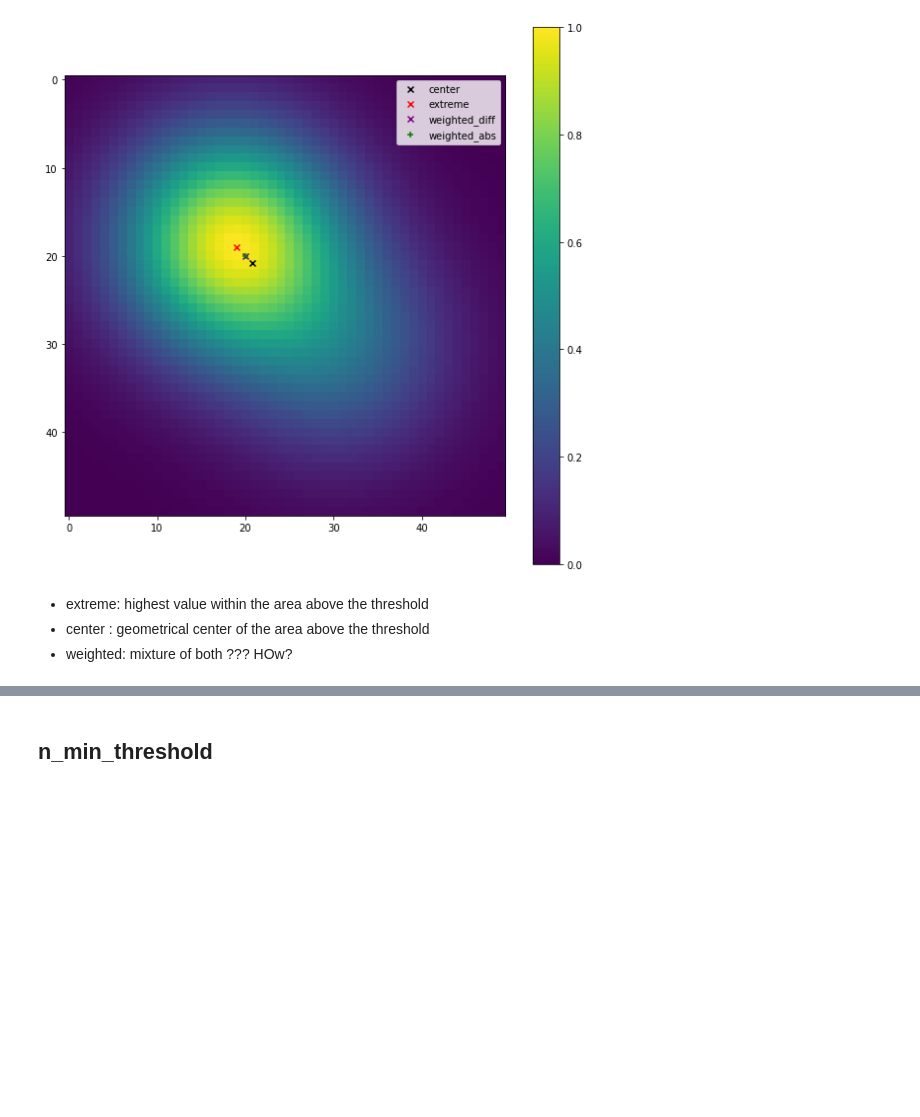
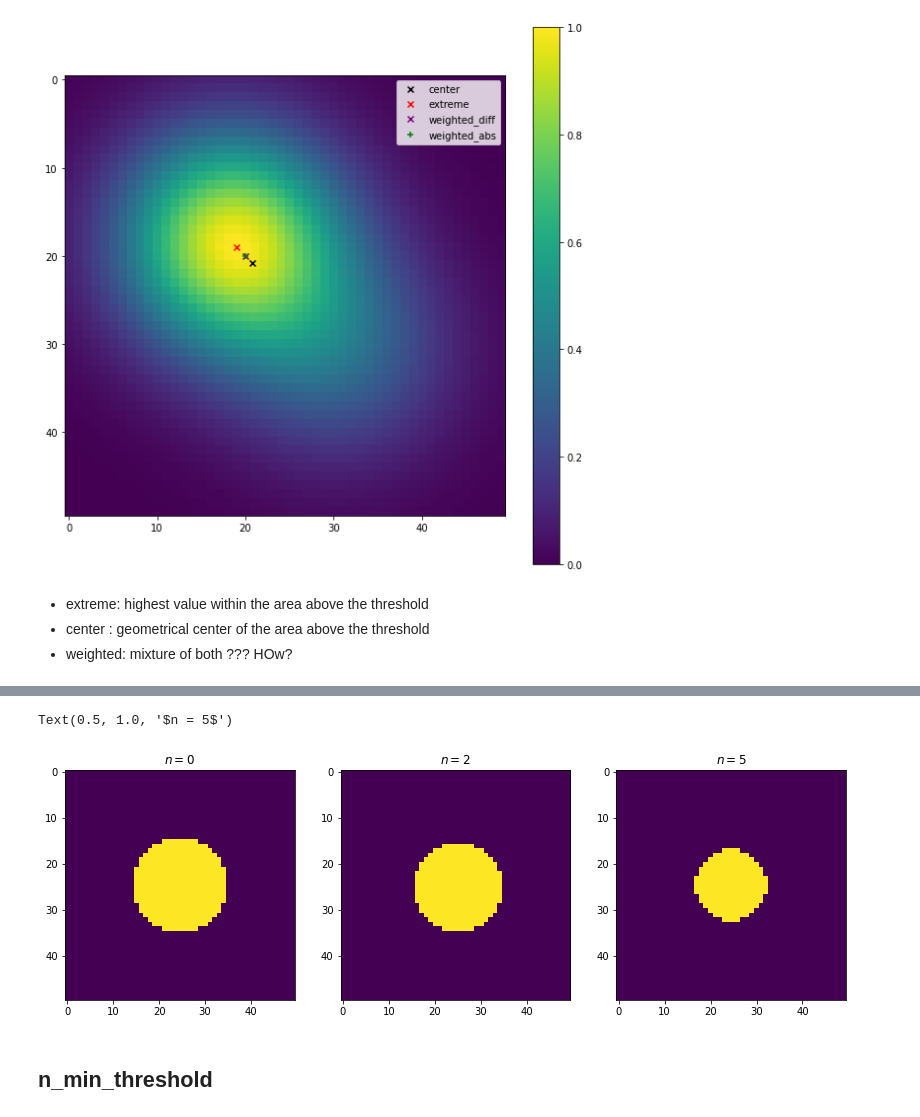
Before and after one commit to tobac-project/tobac-tutorials, a Jupyter notebook: tutorials/Tutorials/features.ipynb, the cells around one changed output, grey strips where cells are left out. Drawn from its saved outputs; the diff is of its cells as text; code cells hidden in the pictures; blank space fills up the shorter version.

```diff
--- a/tutorials/Tutorials/features.ipynb
+++ b/tutorials/Tutorials/features.ipynb
@@ -231,0 +237,4 @@ smoother_data[0].max()
+# %%
+%%capture
+threshold = 0.5
+features = tobac.themes.tobac_v1.feature_detection_multithreshold(input_data, dxy, threshold, sigma_threshold=0, n_erosion_threshold=0)
@@ -232,2 +276,29 @@ smoother_data[0].max()
+# %%
+from skimage.morphology import binary_erosion
+
+mask = asymmetric_data > threshold
+mask = mask[0]
+
+fig, axes = plt.subplots(ncols = 3, figsize = (14, 10))
+
+im0 = axes[0].imshow(mask)
+axes[0].set_title(r'$n= 0$')
+
+n_erosion_threshold = 2
+selem = np.ones((n_erosion_threshold, n_erosion_threshold))
+mask_er = binary_erosion(mask, selem).astype(np.int64)
+
+im1 = axes[1].imshow(mask_er)
+axes[1].set_title(r'$n = 2$')
+
+n_erosion_threshold = 5
+selem = np.ones((n_erosion_threshold, n_erosion_threshold))
+mask_er_more = binary_erosion(mask, selem).astype(np.int64)
+
+im2 = axes[2].imshow(mask_er_more)
+axes[2].set_title(r'$n = 5$')
+# %% [output]
+Text(0.5, 1.0, '$n = 5$')
+[figure, added]
 # %% [markdown]
 ## n_min_threshold
```
Also changed, not shown: parts of 31 cells of this notebook.
